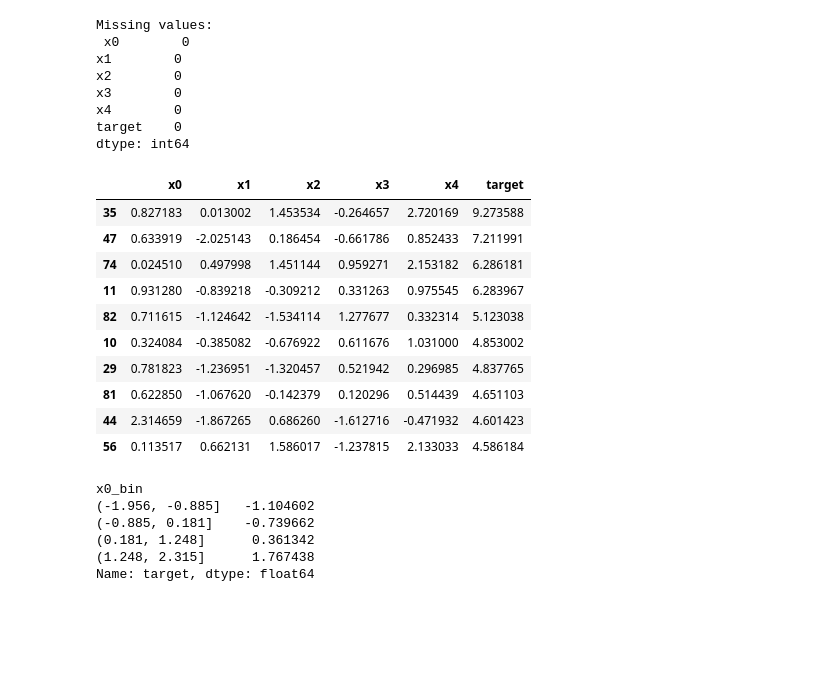
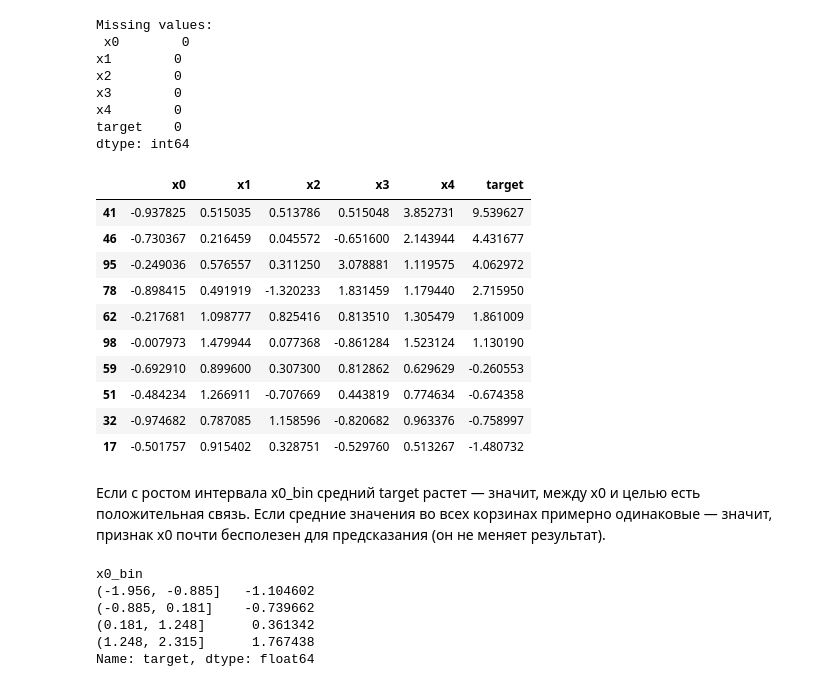
Before and after one commit to Pauluk-knight/ml-course-homeworks, a Jupyter notebook: hw01_setup_tools/hw01_setup_tools.ipynb, the cells around one changed output. Saved outputs shown, nothing was run; the diff lists cells and outputs as text; code cells hidden in the pictures; blank space fills up the shorter version.

```diff
--- a/hw01_setup_tools/hw01_setup_tools.ipynb
+++ b/hw01_setup_tools/hw01_setup_tools.ipynb
@@ -236,19 +266,22 @@ target    0
 dtype: int64
 # %%
 # TODO: пример фильтрации и сортировки (поменяйте условие на своё)
-filtered = df[df["x0"] > 0].sort_values("target", ascending=False)
+filtered = df[(df["x0"] < 0) & (df["x1"] > 0)].sort_values("target", ascending=False)
 display(filtered.head(10))
 # %% [output]
 |  | x0 | x1 | x2 | x3 | x4 | target |
-| 35 | 0.827183 | 0.013002 | 1.453534 | -0.264657 | 2.720169 | 9.273588 |
-| 47 | 0.633919 | -2.025143 | 0.186454 | -0.661786 | 0.852433 | 7.211991 |
-| 74 | 0.024510 | 0.497998 | 1.451144 | 0.959271 | 2.153182 | 6.286181 |
-| 11 | 0.931280 | -0.839218 | -0.309212 | 0.331263 | 0.975545 | 6.283967 |
-| 82 | 0.711615 | -1.124642 | -1.534114 | 1.277677 | 0.332314 | 5.123038 |
-| 10 | 0.324084 | -0.385082 | -0.676922 | 0.611676 | 1.031000 | 4.853002 |
-| 29 | 0.781823 | -1.236951 | -1.320457 | 0.521942 | 0.296985 | 4.837765 |
-| 81 | 0.622850 | -1.067620 | -0.142379 | 0.120296 | 0.514439 | 4.651103 |
-| 44 | 2.314659 | -1.867265 | 0.686260 | -1.612716 | -0.471932 | 4.601423 |
-| 56 | 0.113517 | 0.662131 | 1.586017 | -1.237815 | 2.133033 | 4.586184 |
+| 41 | -0.937825 | 0.515035 | 0.513786 | 0.515048 | 3.852731 | 9.539627 |
+| 46 | -0.730367 | 0.216459 | 0.045572 | -0.651600 | 2.143944 | 4.431677 |
+| 95 | -0.249036 | 0.576557 | 0.311250 | 3.078881 | 1.119575 | 4.062972 |
+| 78 | -0.898415 | 0.491919 | -1.320233 | 1.831459 | 1.179440 | 2.715950 |
+| 62 | -0.217681 | 1.098777 | 0.825416 | 0.813510 | 1.305479 | 1.861009 |
+| 98 | -0.007973 | 1.479944 | 0.077368 | -0.861284 | 1.523124 | 1.130190 |
+| 59 | -0.692910 | 0.899600 | 0.307300 | 0.812862 | 0.629629 | -0.260553 |
+| 51 | -0.484234 | 1.266911 | -0.707669 | 0.443819 | 0.774634 | -0.674358 |
+| 32 | -0.974682 | 0.787085 | 1.158596 | -0.820682 | 0.963376 | -0.758997 |
+| 17 | -0.501757 | 0.915402 | 0.328751 | -0.529760 | 0.513267 | -1.480732 |
+# %% [markdown]
+Если с ростом интервала x0_bin средний target растет — значит, между x0 и целью есть положительная связь.
+Если средние значения во всех корзинах примерно одинаковые — значит, признак x0 почти бесполезен для предсказания (он не меняет результат).
 # %%
 # TODO: создаём бины по x0 и делаем groupby
```
Also changed, not shown: parts of 5 cells of this notebook, 3 other files.
